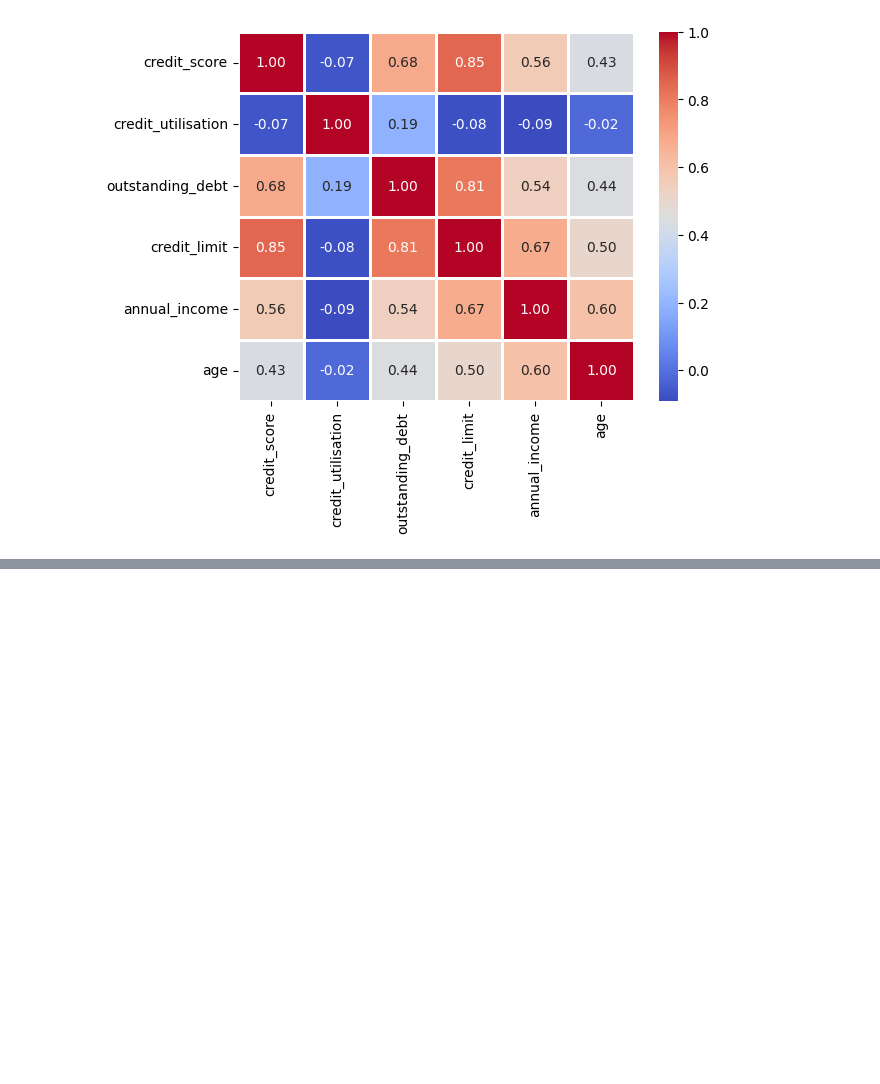
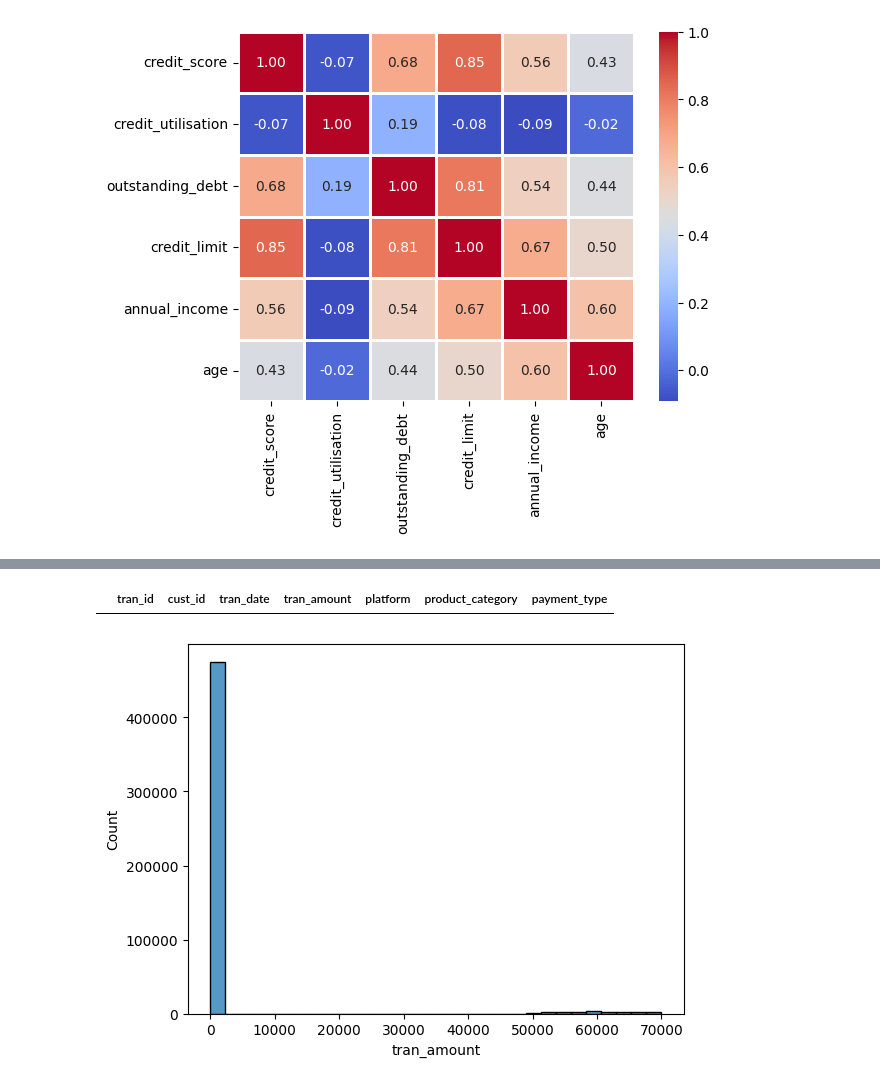
Before and after one commit to pramod2110/AtliQo-Bank-Project, a Jupyter notebook: code.ipynb, the cells around one changed output, grey strips where cells are left out. Drawn from its saved outputs; the diff is of its cells as text; code cells hidden in the pictures; blank space fills up the shorter version.

```diff
--- a/code.ipynb
+++ b/code.ipynb
@@ -913,0 +982,3 @@ plt.show()
+# %%
+df_trans.fillna(df_trans.platform.mode()[0], inplace= True)
+df_trans.head()
@@ -913,0 +1044,3 @@ plt.show()
+# %%
+df_trans_1 = df_trans[(df_trans.platform == 'Amazon')&(df_trans.product_category == 'Electronics')&(df_trans.payment_type == 'Credit Card')]
+df_trans_1
@@ -913,0 +1061,3 @@ plt.show()
+# %%
+medianToReplace = df_trans_1[df_trans_1.tran_amount > 1].tran_amount.median()
+medianToReplace
@@ -913,0 +1066,3 @@ plt.show()
+# %%
+df_trans.loc[df_trans['tran_amount'] == 0, 'tran_amount'] = medianToReplace
+df_trans.head()
@@ -913,0 +1088,9 @@ plt.show()
+# %%
+df_trans[df_trans['tran_amount'] == 0]
+# %% [output]
+|  | tran_id | cust_id | tran_date | tran_amount | platform | product_category | payment_type |
+# %%
+sns.histplot(df_trans.tran_amount, bins = 30)
+plt.show()
+# %% [output]
+[figure, added]
```
Also changed, not shown: parts of 54 cells of this notebook.
